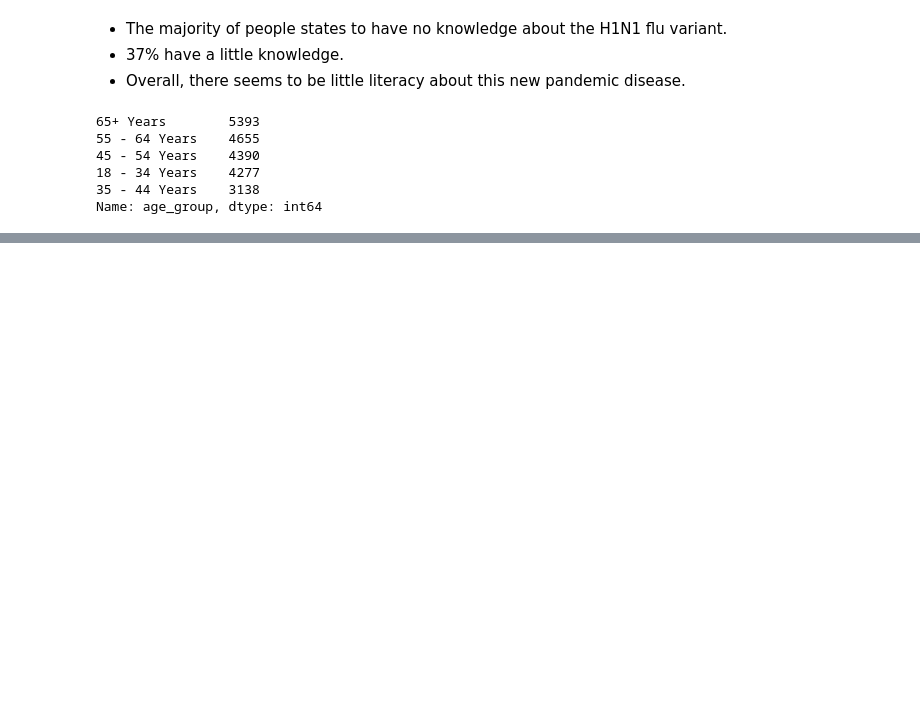
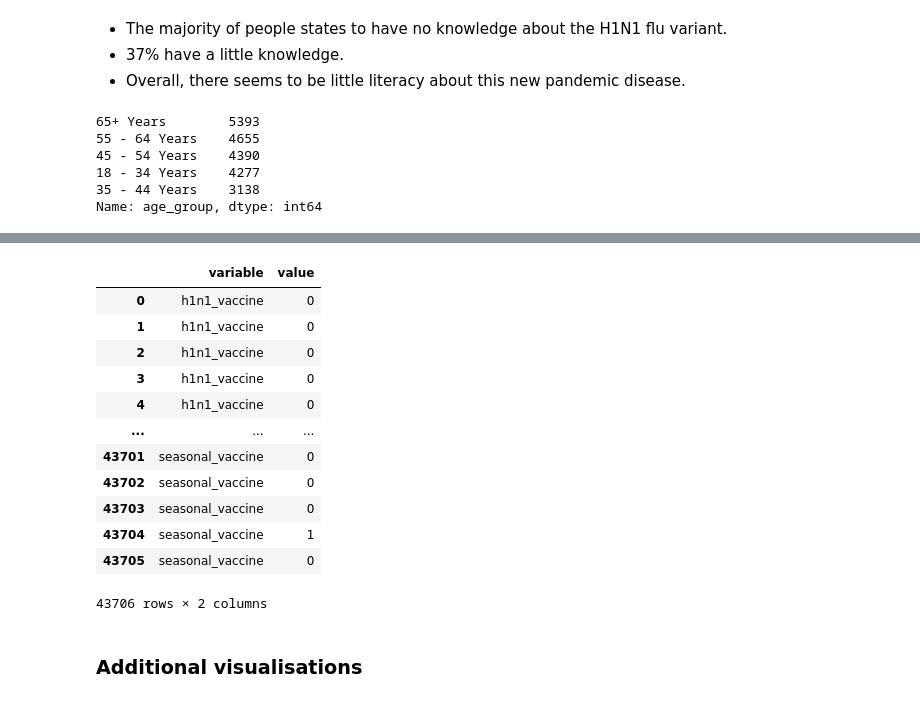
Before and after one commit to RayKwame/TheFluShot, a Jupyter notebook: notebooks/EDA.ipynb, the cells around one changed output, grey strips where cells are left out. Saved outputs shown, nothing was run; the diff lists cells and outputs as text; code cells hidden in the pictures; blank space fills up the shorter version.

```diff
--- a/notebooks/EDA.ipynb
+++ b/notebooks/EDA.ipynb
@@ -304,0 +309,16 @@ fig.show()'''
+# %%
+categories
+# %% [output]
+|  | variable | value |
+| 0 | h1n1_vaccine | 0 |
+| 1 | h1n1_vaccine | 0 |
+| 2 | h1n1_vaccine | 0 |
+| 3 | h1n1_vaccine | 0 |
+| 4 | h1n1_vaccine | 0 |
+| ... | ... | ... |
+| 43701 | seasonal_vaccine | 0 |
+| 43702 | seasonal_vaccine | 0 |
+| 43703 | seasonal_vaccine | 0 |
+| 43704 | seasonal_vaccine | 1 |
+| 43705 | seasonal_vaccine | 0 |
+43706 rows × 2 columns
@@ -317,0 +338,2 @@ df_label = df.replace(labels_risk)
+# %% [markdown]
+### Additional visualisations
```
Also changed, not shown: parts of 13 cells of this notebook.
